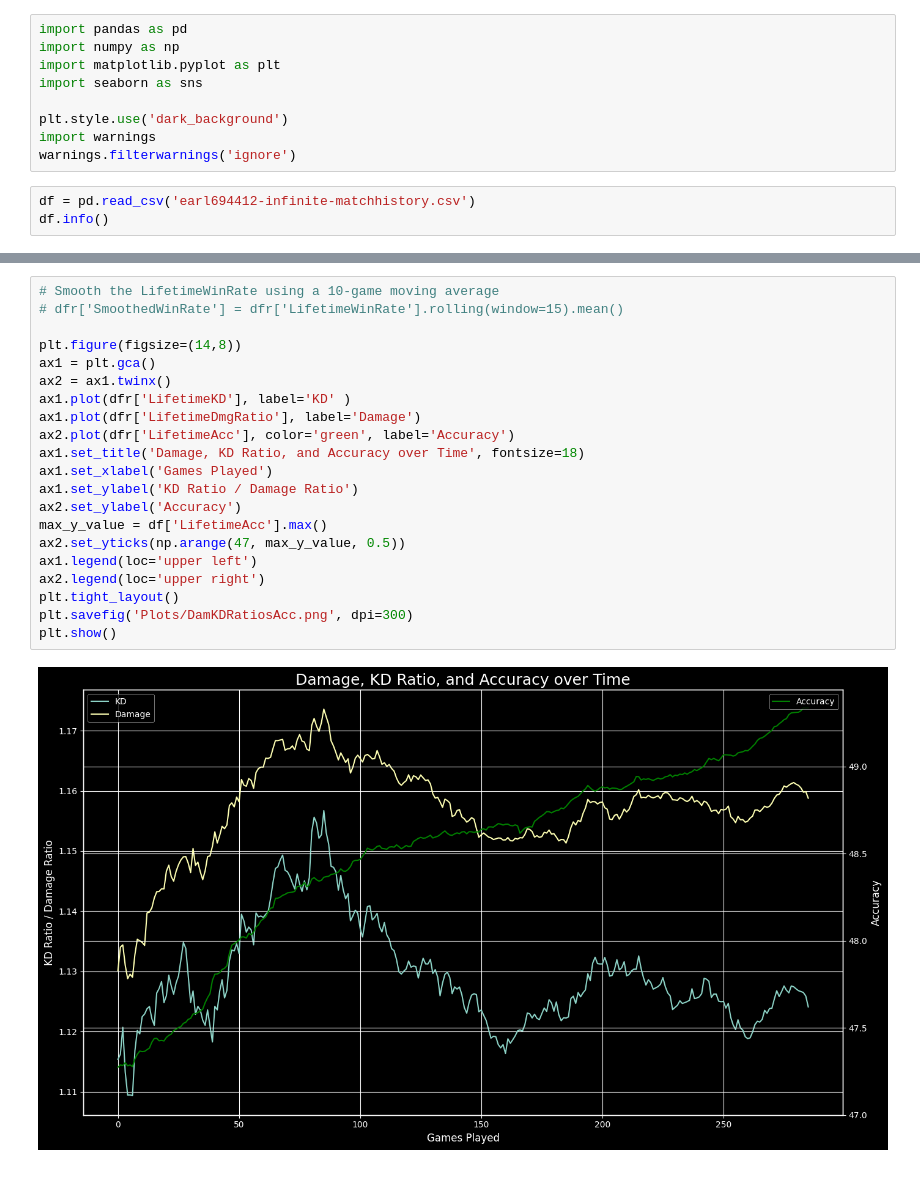
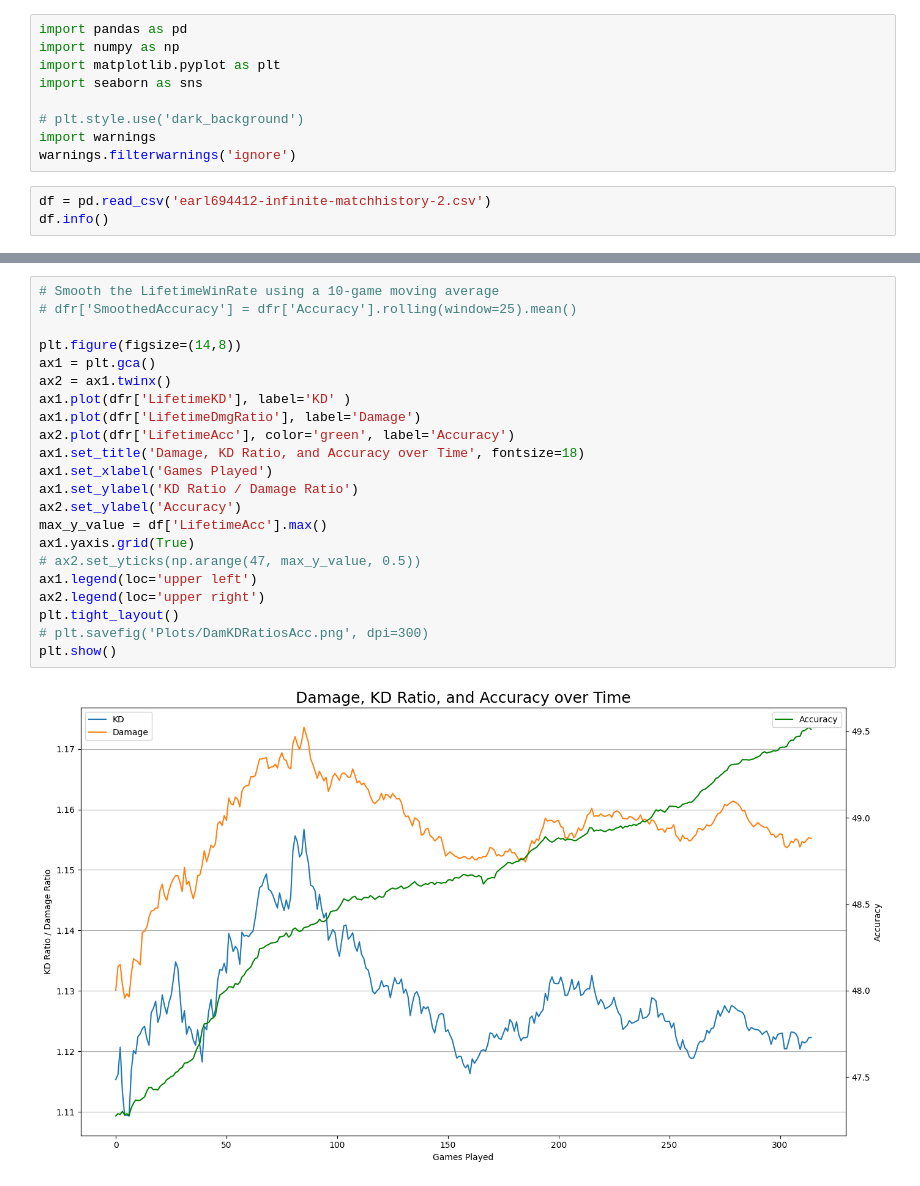
Before and after one commit to palmerac/Halo, a Jupyter notebook: halo.ipynb, the cells around one changed output, grey strips where cells are left out. Saved outputs shown, nothing was run; the diff lists cells and outputs as text.

```diff
--- a/halo.ipynb
+++ b/halo.ipynb
@@ -4,11 +4,11 @@ import numpy as np
 import matplotlib.pyplot as plt
 import seaborn as sns
 
-plt.style.use('dark_background')
+# plt.style.use('dark_background')
 import warnings
 warnings.filterwarnings('ignore')
 # %%
-df = pd.read_csv('earl694412-infinite-matchhistory.csv')
+df = pd.read_csv('earl694412-infinite-matchhistory-2.csv')
 df.info()
 # %% [output]
 <class 'pandas.core.frame.DataFrame'>
@@ -121,23 +119,24 @@ plt.show()
 # %%
 # Smooth the LifetimeWinRate using a 10-game moving average
-# dfr['SmoothedWinRate'] = dfr['LifetimeWinRate'].rolling(window=15).mean()
+# dfr['SmoothedAccuracy'] = dfr['Accuracy'].rolling(window=25).mean()
 
 plt.figure(figsize=(14,8))
 ax1 = plt.gca()
 ax2 = ax1.twinx()
 ax1.plot(dfr['LifetimeKD'], label='KD' )
 ax1.plot(dfr['LifetimeDmgRatio'], label='Damage')
 ax2.plot(dfr['LifetimeAcc'], color='green', label='Accuracy')
 ax1.set_title('Damage, KD Ratio, and Accuracy over Time', fontsize=18)
 ax1.set_xlabel('Games Played')
 ax1.set_ylabel('KD Ratio / Damage Ratio')
 ax2.set_ylabel('Accuracy')
 max_y_value = df['LifetimeAcc'].max()
-ax2.set_yticks(np.arange(47, max_y_value, 0.5))
+ax1.yaxis.grid(True)
+# ax2.set_yticks(np.arange(47, max_y_value, 0.5))
 ax1.legend(loc='upper left')
 ax2.legend(loc='upper right')
 plt.tight_layout()
-plt.savefig('Plots/DamKDRatiosAcc.png', dpi=300)
+# plt.savefig('Plots/DamKDRatiosAcc.png', dpi=300)
 plt.show()
 # %% [output]
-[figure, old version]
+[figure, new version]
```
Also changed, not shown: parts of 21 cells of this notebook, 11 other files.
